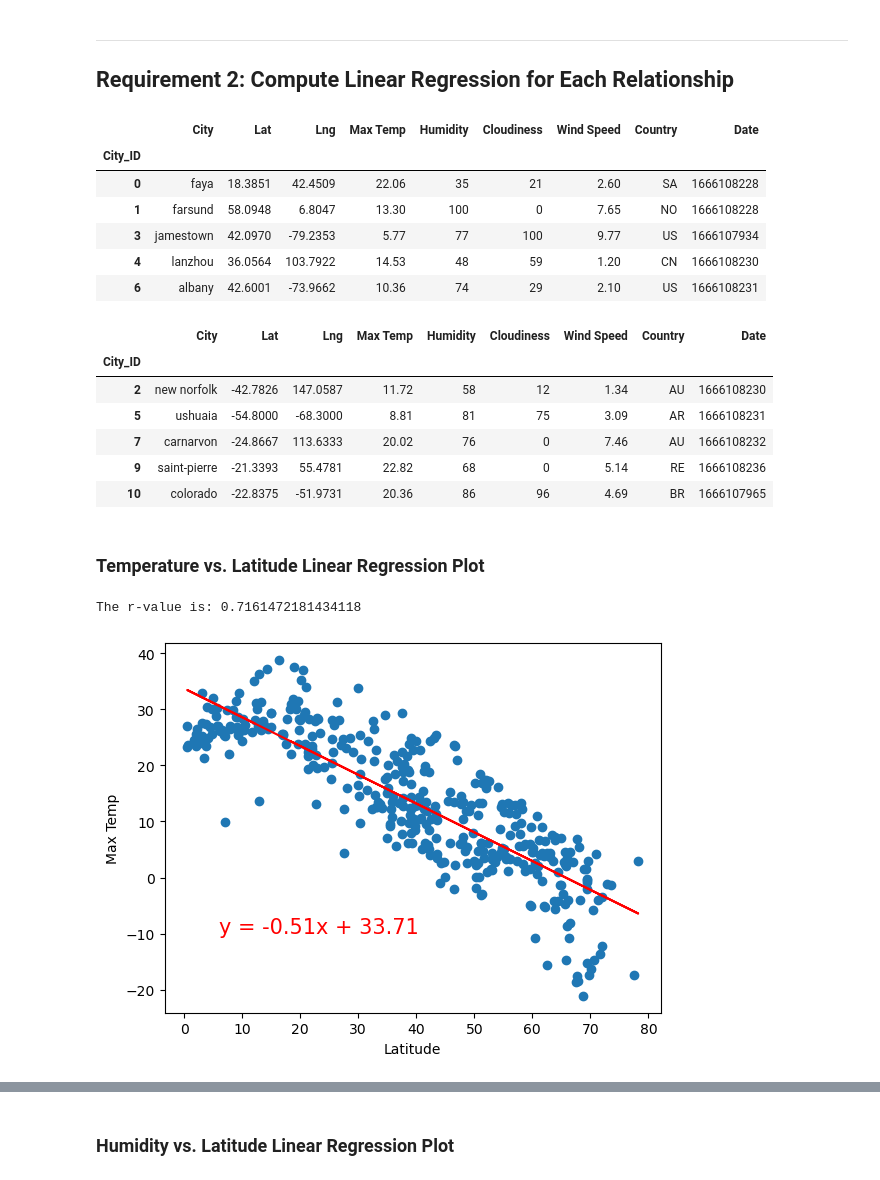
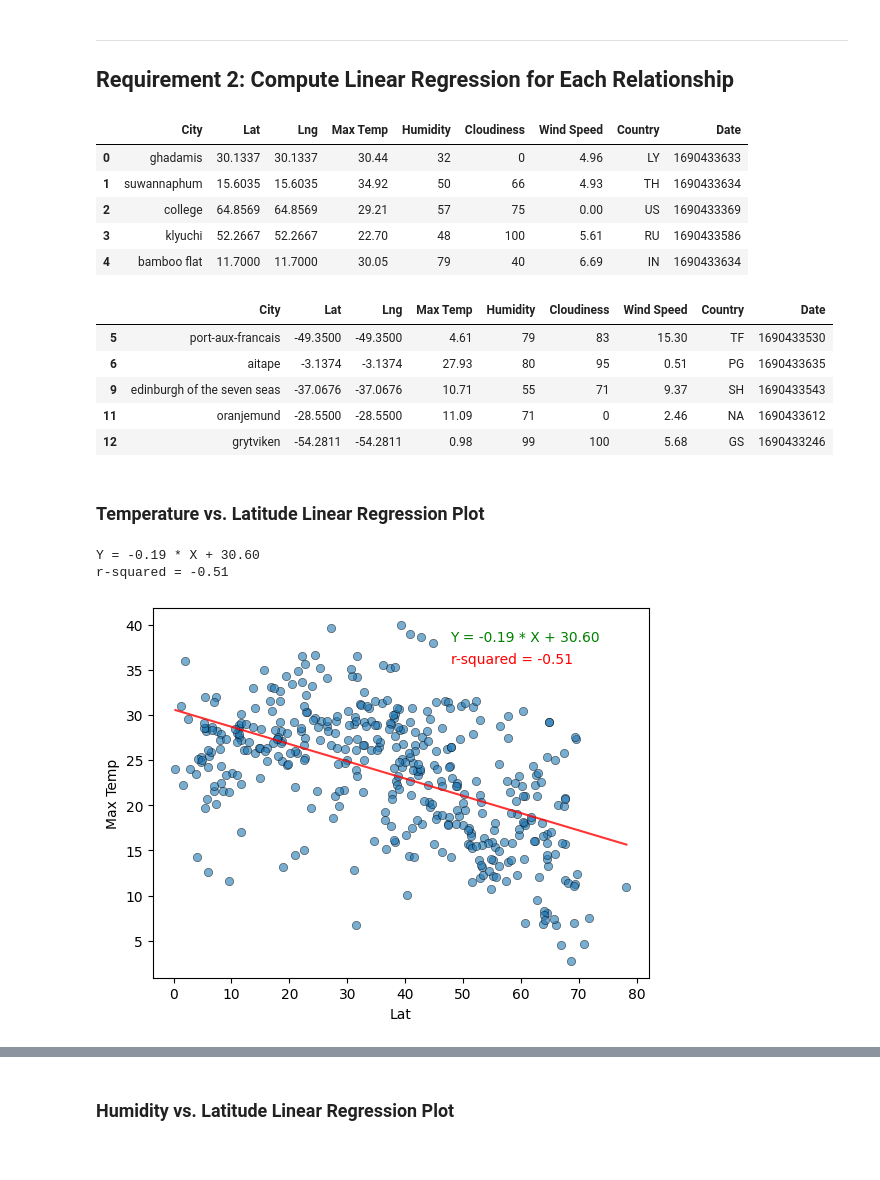
Before and after one commit to thorblock/Mod_6_API, a Jupyter notebook: WeatherPy/WeatherPy.ipynb, the cells around one changed output, grey strips where cells are left out. Saved outputs shown, nothing was run; the diff lists cells and outputs as text; code cells hidden in the pictures.

```diff
--- a/WeatherPy/WeatherPy.ipynb
+++ b/WeatherPy/WeatherPy.ipynb
@@ -261,38 +282,61 @@ plt.show()
+# %%
+# Define a function to create Linear Regression plots
+def lin_regress_plot (x, y):
+    (slope, intercept, rvalue, pvalue, stderr) = linregress(x, y)
+
+    # try sea scatter
+    sea.scatterplot(x=x, y=y,
+                    alpha = 0.6,
+                    edgecolor = "black")
+
+    # sea regression overlay
+    sea.lineplot(x=x, y=slope * x + intercept,
+                color='red',
+                alpha = 0.8)
+
+    # show plot with formula and rval
+    formula_text = f'Y = {slope:.2f} * X + {intercept:.2f}'
+    r_val = f'r-squared = {rvalue:.2f}'
+    plt.text(0.6, 0.91, formula_text, transform=plt.gca().transAxes, fontsize=10, color='green')
+    plt.text(0.6, 0.85, r_val, transform=plt.gca().transAxes, fontsize=10, color='red')
+    print(formula_text)
+    print(r_val)
+
+    plt.show()
 # %%
 # Create a DataFrame with the Northern Hemisphere data (Latitude >= 0)
-# YOUR CODE HERE
+northern_hemi_df = city_data_df.loc[(city_data_df["Lat"] >= 0)]
 
 # Display sample data
 northern_hemi_df.head()
 # %% [output]
 |  | City | Lat | Lng | Max Temp | Humidity | Cloudiness | Wind Speed | Country | Date |
-| City_ID |  |  |  |  |  |  |  |  |  |
-| 0 | faya | 18.3851 | 42.4509 | 22.06 | 35 | 21 | 2.60 | SA | 1666108228 |
-| 1 | farsund | 58.0948 | 6.8047 | 13.30 | 100 | 0 | 7.65 | NO | 1666108228 |
-| 3 | jamestown | 42.0970 | -79.2353 | 5.77 | 77 | 100 | 9.77 | US | 1666107934 |
-| 4 | lanzhou | 36.0564 | 103.7922 | 14.53 | 48 | 59 | 1.20 | CN | 1666108230 |
-| 6 | albany | 42.6001 | -73.9662 | 10.36 | 74 | 29 | 2.10 | US | 1666108231 |
+| 0 | ghadamis | 30.1337 | 30.1337 | 30.44 | 32 | 0 | 4.96 | LY | 1690433633 |
+| 1 | suwannaphum | 15.6035 | 15.6035 | 34.92 | 50 | 66 | 4.93 | TH | 1690433634 |
+| 2 | college | 64.8569 | 64.8569 | 29.21 | 57 | 75 | 0.00 | US | 1690433369 |
+| 3 | klyuchi | 52.2667 | 52.2667 | 22.70 | 48 | 100 | 5.61 | RU | 1690433586 |
+| 4 | bamboo flat | 11.7000 | 11.7000 | 30.05 | 79 | 40 | 6.69 | IN | 1690433634 |
 # %%
 # Create a DataFrame with the Southern Hemisphere data (Latitude < 0)
-# YOUR CODE HERE
+southern_hemi_df = city_data_df.loc[(city_data_df["Lat"] <0)]
 
 # Display sample data
 southern_hemi_df.head()
 # %% [output]
 |  | City | Lat | Lng | Max Temp | Humidity | Cloudiness | Wind Speed | Country | Date |
-| City_ID |  |  |  |  |  |  |  |  |  |
-| 2 | new norfolk | -42.7826 | 147.0587 | 11.72 | 58 | 12 | 1.34 | AU | 1666108230 |
-| 5 | ushuaia | -54.8000 | -68.3000 | 8.81 | 81 | 75 | 3.09 | AR | 1666108231 |
-| 7 | carnarvon | -24.8667 | 113.6333 | 20.02 | 76 | 0 | 7.46 | AU | 1666108232 |
-| 9 | saint-pierre | -21.3393 | 55.4781 | 22.82 | 68 | 0 | 5.14 | RE | 1666108236 |
-| 10 | colorado | -22.8375 | -51.9731 | 20.36 | 86 | 96 | 4.69 | BR | 1666107965 |
+| 5 | port-aux-francais | -49.3500 | -49.3500 | 4.61 | 79 | 83 | 15.30 | TF | 1690433530 |
+| 6 | aitape | -3.1374 | -3.1374 | 27.93 | 80 | 95 | 0.51 | PG | 1690433635 |
+| 9 | edinburgh of the seven seas | -37.0676 | -37.0676 | 10.71 | 55 | 71 | 9.37 | SH | 1690433543 |
+| 11 | oranjemund | -28.5500 | -28.5500 | 11.09 | 71 | 0 | 2.46 | NA | 1690433612 |
+| 12 | grytviken | -54.2811 | -54.2811 | 0.98 | 99 | 100 | 5.68 | GS | 1690433246 |
 # %% [markdown]
 ###  Temperature vs. Latitude Linear Regression Plot
 # %%
 # Linear regression on Northern Hemisphere
-# YOUR CODE HERE
+lin_regress_plot(northern_hemi_df["Lat"],northern_hemi_df["Max Temp"])
 # %% [output]
-The r-value is: 0.7161472181434118
+Y = -0.19 * X + 30.60
+r-squared = -0.51
-[figure, old version]
+[figure, new version]
 # %%
 # Linear regression on Southern Hemisphere
```
Also changed, not shown: parts of 25 cells of this notebook.
